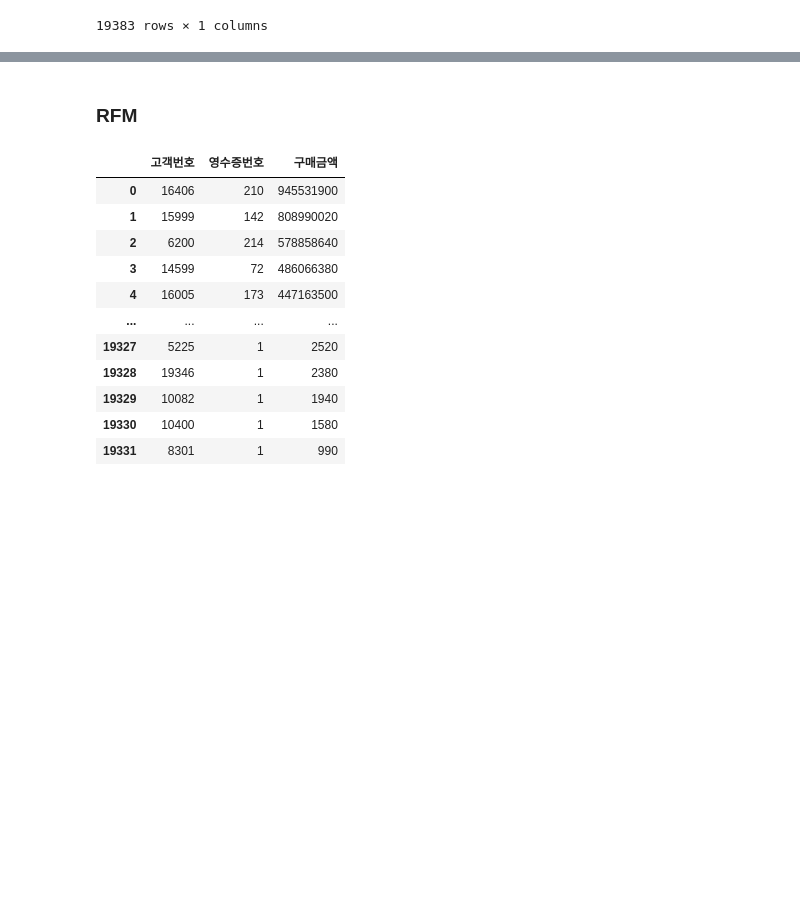
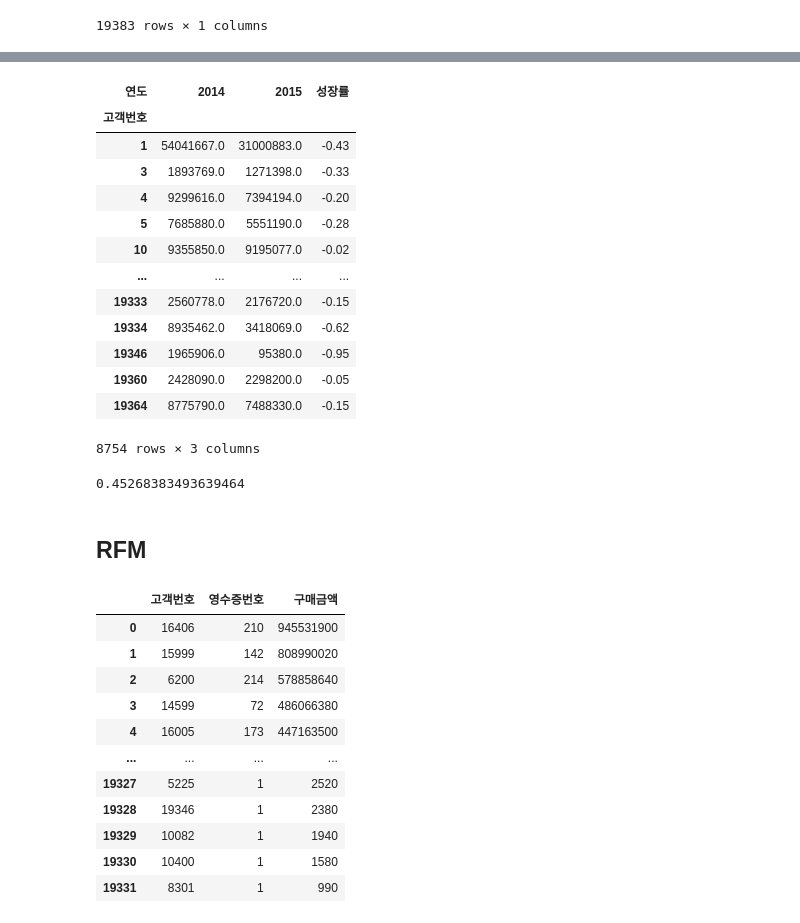
Before and after one commit to ttma333/python, a Jupyter notebook: 2차프로젝트2022_12_21.ipynb, the cells around one changed output, grey strips where cells are left out. Drawn from its saved outputs; the diff is of its cells as text; code cells hidden in the pictures; blank space fills up the shorter version.

```diff
--- a/2차프로젝트2022_12_21.ipynb
+++ b/2차프로젝트2022_12_21.ipynb
@@ -336,5 +418,34 @@ total_2015
+# %%
+# 2015년 신규고객 제거
+total_customer_pv_drop=total_customer_pv.drop(list(new_customer_number))
+# %%
+# nan 값 0으로 채우기
+total_customer_pv_drop.fillna(0,inplace=True)
+# %%
+# 구매감소고객 8754명
+total_customer_pv_drop[total_customer_pv_drop['성장률'] <= 0]
+# %% [output]
+| 연도 | 2014 | 2015 | 성장률 |
+| 고객번호 |  |  |  |
+| 1 | 54041667.0 | 31000883.0 | -0.43 |
+| 3 | 1893769.0 | 1271398.0 | -0.33 |
+| 4 | 9299616.0 | 7394194.0 | -0.20 |
+| 5 | 7685880.0 | 5551190.0 | -0.28 |
+| 10 | 9355850.0 | 9195077.0 | -0.02 |
+| ... | ... | ... | ... |
+| 19333 | 2560778.0 | 2176720.0 | -0.15 |
+| 19334 | 8935462.0 | 3418069.0 | -0.62 |
+| 19346 | 1965906.0 | 95380.0 | -0.95 |
+| 19360 | 2428090.0 | 2298200.0 | -0.05 |
+| 19364 | 8775790.0 | 7488330.0 | -0.15 |
+8754 rows × 3 columns
+# %%
+# 구매감소고객 비율 45퍼
+print(8754/19338)
+# %% [output]
+0.45268383493639464
 # %% [markdown]
-### RFM
+## RFM
 # %%
 len(total['고객번호'].unique())
 import numpy as np
```
Also changed, not shown: parts of 30 cells of this notebook.
